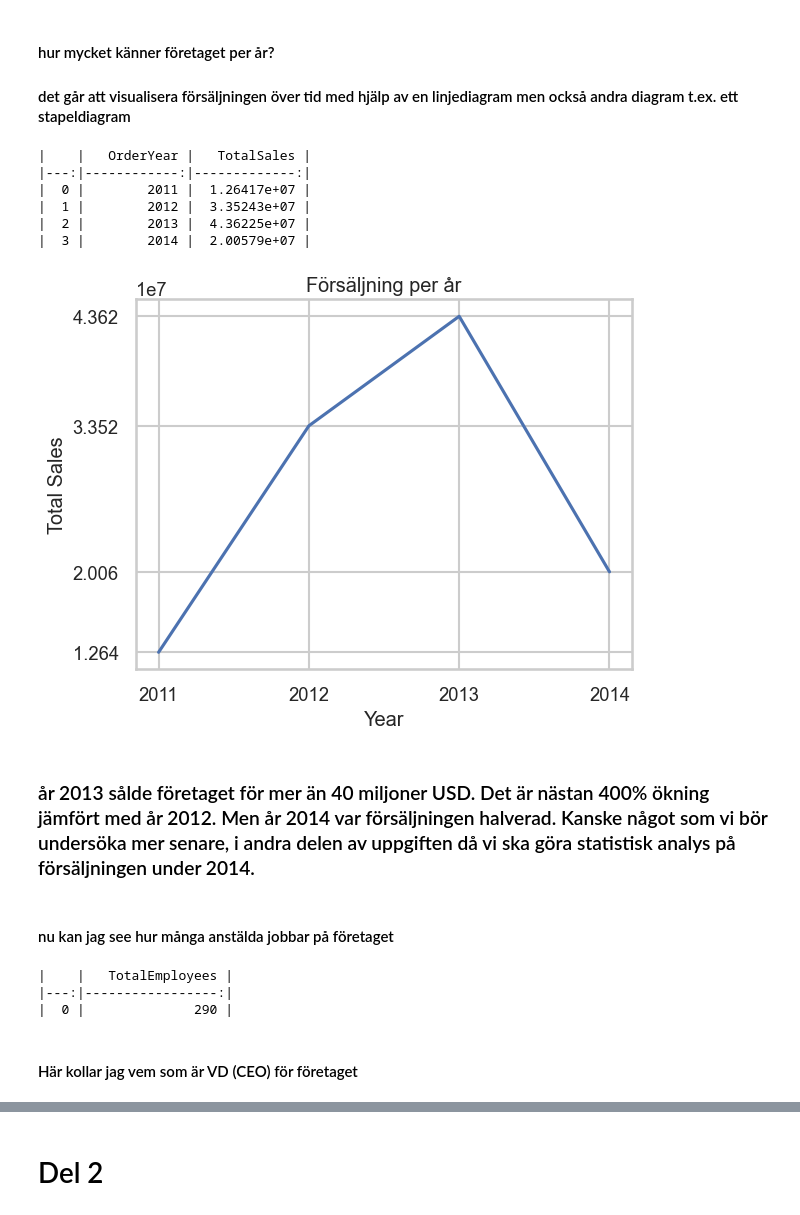
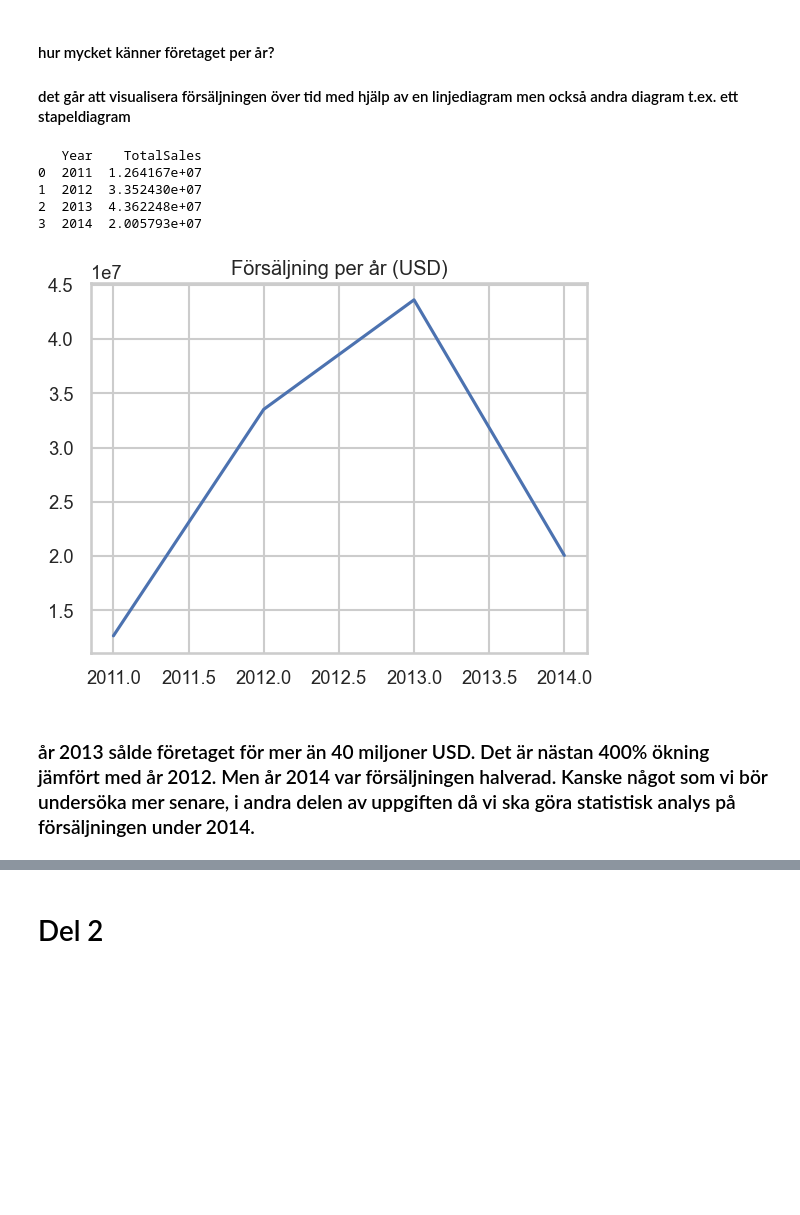
Before and after one commit to maria-lagerholm/FullStackRomanChurches, a Jupyter notebook: kunskapskontroll_Lagerholm.ipynb, the cells around one changed output, grey strips where cells are left out. Saved outputs shown, nothing was run; the diff lists cells and outputs as text; code cells hidden in the pictures; blank space fills up the shorter version.

```diff
--- a/kunskapskontroll_Lagerholm.ipynb
+++ b/kunskapskontroll_Lagerholm.ipynb
@@ -54,3 +28,20 @@ I am connected!
+# %%
+import pyodbc
+from sqlalchemy import create_engine
+
+# Create connection string
+conn_str = (
+    'DRIVER={SQL Server};'
+    'SERVER=OMEN;'
+    'DATABASE=AdventureWorks2022;'
+    'Trusted_Connection=yes;'
+)
+
+# Create SQLAlchemy engine
+engine = create_engine(f'mssql+pyodbc:///?odbc_connect={conn_str}')
+
+# Create pyodbc connection
+aw = pyodbc.connect(conn_str)
 # %% [markdown]
 #### Först utforskar jag strukturen av db AdventureWorks2022
 # %%
@@ -190,53 +188,28 @@ Text(0.5, 1.0, 'Product Categories Distribution')
 # %%
 import seaborn as sns
 import matplotlib.pyplot as plt
 
-query = """ SELECT YEAR(OrderDate) AS OrderYear, SUM(SubTotal) AS TotalSales -- hämtar året och summan av försäljningen
+query = """ SELECT
+    YEAR(OrderDate) AS Year,
+    SUM(SubTotal) AS TotalSales
 FROM sales.salesorderheader
+
 GROUP BY YEAR(OrderDate)
-ORDER BY OrderYear;
+ORDER BY Year;
 """
 df = pd.read_sql(query, engine)
-print(df.to_markdown())
+print(df)
 
-plt.figure()
-line_plot = sns.lineplot(
-    x='OrderYear',
-    y='TotalSales',
-    data=df
-)
-
-plt.xlabel('Year')
-plt.ylabel('Total Sales')
-plt.title('Försäljning per år')
-
-plt.xticks(df['OrderYear'].astype(int))
-plt.yticks(df['TotalSales'].astype(int))
-
+plt.plot(df['Year'], df['TotalSales'])
+plt.title('Försäljning per år (USD)')
+#plt.xticks(df['Year'])
 plt.show()
 # %% [output]
-|    |   OrderYear |   TotalSales |
-|---:|------------:|-------------:|
-|  0 |        2011 |  1.26417e+07 |
-|  1 |        2012 |  3.35243e+07 |
-|  2 |        2013 |  4.36225e+07 |
-|  3 |        2014 |  2.00579e+07 |
+   Year    TotalSales
+0  2011  1.264167e+07
+1  2012  3.352430e+07
+2  2013  4.362248e+07
+3  2014  2.005793e+07
-[figure, old version]
+[figure, new version]
 # %% [markdown]
 ### år 2013 sålde företaget för mer än 40 miljoner USD. Det är nästan 400% ökning jämfört med år 2012. Men år 2014 var försäljningen halverad. Kanske något som vi bör undersöka mer senare, i andra delen av uppgiften då vi ska göra statistisk analys på försäljningen under 2014.
-# %% [markdown]
-
-#### nu kan jag see hur många anstälda jobbar på företaget
-# %%
-query = """
-SELECT COUNT(*) AS TotalEmployees
-FROM HumanResources.Employee;
-"""
-df = pd.read_sql(query, engine)
-print(df.to_markdown())
-# %% [output]
-|    |   TotalEmployees |
-|---:|-----------------:|
-|  0 |              290 |
-# %% [markdown]
-#### Här kollar jag vem som är VD (CEO) för företaget
```
Also changed, not shown: parts of 20 cells of this notebook.
